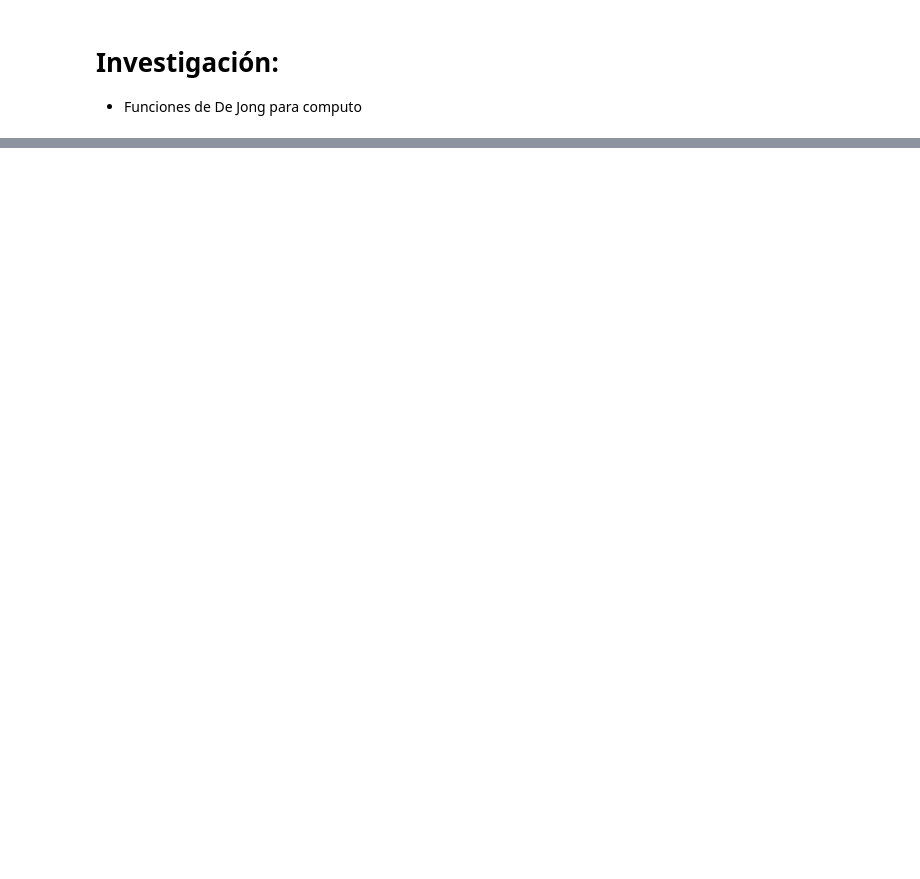
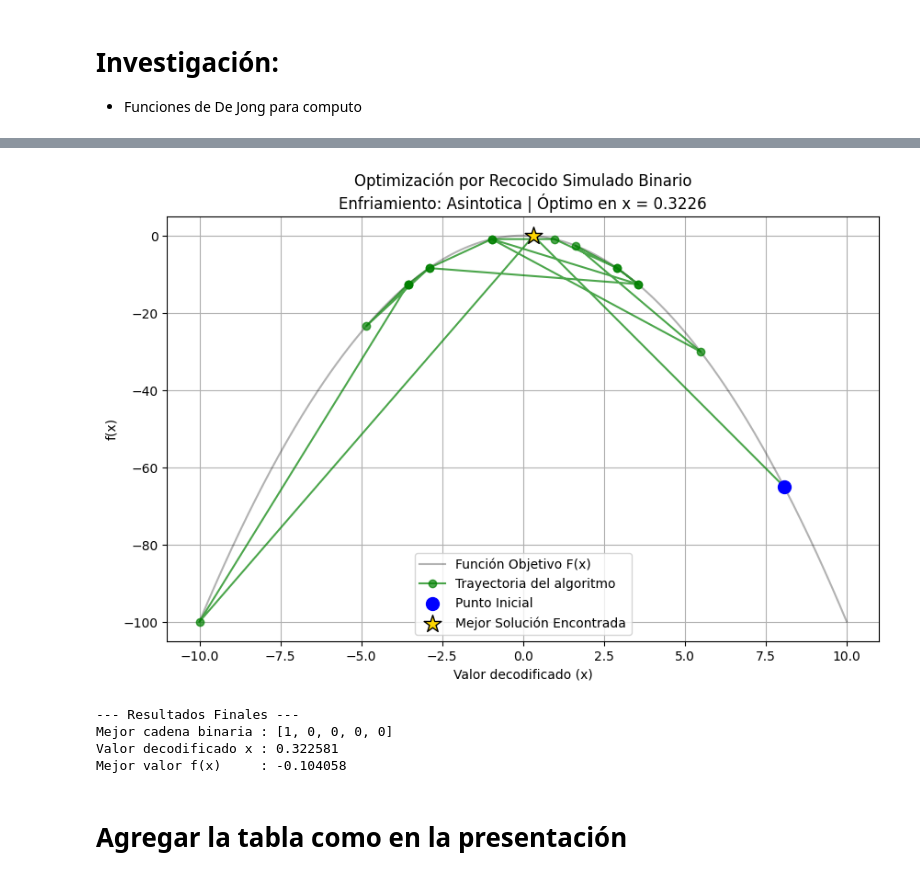
Before and after one commit to RojasG4mer/Computacion_Evolutiva, a Jupyter notebook: Tarea_03.ipynb, the cells around one changed output, grey strips where cells are left out. Cells and saved outputs as stored; diff of their text form; code cells hidden in the pictures; blank space fills up the shorter version.

```diff
--- a/Tarea_03.ipynb
+++ b/Tarea_03.ipynb
@@ -90,4 +36,0 @@ print(maximo)
-# %%
-x = np.linspace(-100, 100, 1000)
-plt.plot(x, fun(x))
-plt.show()
@@ -360,0 +151,27 @@ Mejor valor f(x)     : -0.004911
+# %%
+mejor_valor_x, mejor_f_x, cadena_binaria = Recocido_Binario(
+    n_bits = 5,            # Longitud de la cadena binaria
+    a = -10,              # Límite inferior (Estándar para De Jong)
+    b = 10,               # Límite superior
+    func = de_jong_1,       # Función a optimizar
+    minimizar = False,       # True para Minimizar, False para Maximizar
+    T_max = 200.0,          # Temperatura inicial
+    epsilon = 0.001,        # Criterio de parada por enfriamiento (épsilon)
+    tol = 1e-4,             # Criterio de parada por tolerancia de cambio
+    tipo_temp = 'asintotica', # 'lineal' o 'asintotica'
+    alpha = 0.5,            # Tasa de decaimiento
+    iter_por_T = 15         # Vecinos evaluados por nivel de temperatura
+)
+
+print(f"\n--- Resultados Finales ---")
+print(f"Mejor cadena binaria : {cadena_binaria}")
+print(f"Valor decodificado x : {mejor_valor_x:.6f}")
+print(f"Mejor valor f(x)     : {mejor_f_x:.6f}")
+# %% [output]
+[figure, added]
+--- Resultados Finales ---
+Mejor cadena binaria : [1, 0, 0, 0, 0]
+Valor decodificado x : 0.322581
+Mejor valor f(x)     : -0.104058
+# %% [markdown]
+# Agregar la tabla como en la presentación
```
Also changed, not shown: parts of 16 cells of this notebook, 2 other files.
